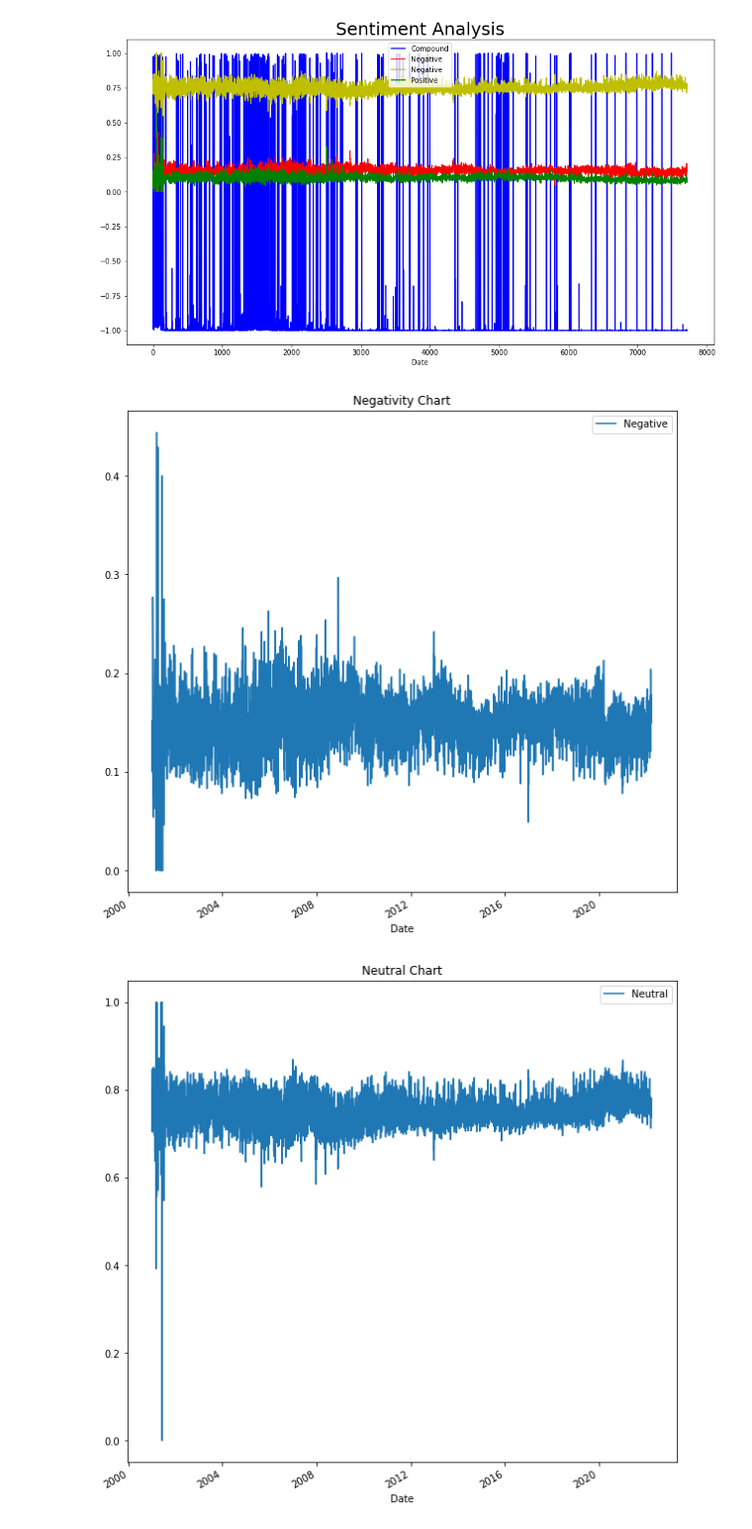
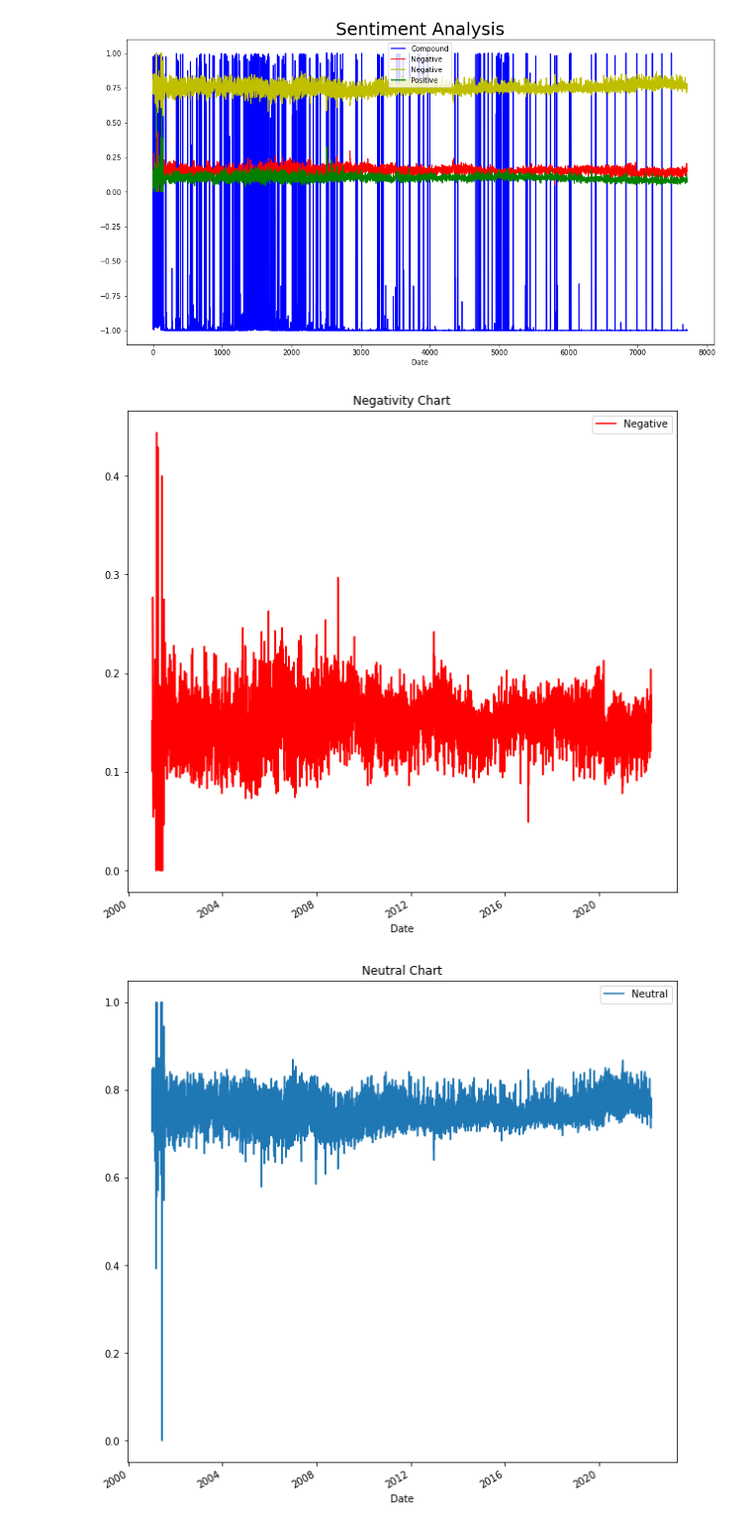
Before and after one commit to chaitsugale/Stock-Market-Prediction-The-Spark-Foundation-, a Jupyter notebook: Stock_Market_Prediction_Using_Numerical_and_Textual_Analysis(The_Spark_Foundation).ipynb, the cells around one changed output. Shown at 99% size. Saved outputs shown, nothing was run; the diff lists cells and outputs as text; code cells hidden in the pictures.

```diff
--- a/Stock_Market_Prediction_Using_Numerical_and_Textual_Analysis(The_Spark_Foundation).ipynb
+++ b/Stock_Market_Prediction_Using_Numerical_and_Textual_Analysis(The_Spark_Foundation).ipynb
@@ -848,10 +848,11 @@ india_news_data.head(25)
 # %%
 
 india_news_data.plot(x='Date',
              y='Negative',
+             color = 'red',
              title='Negativity Chart');
 # %% [output]
-[figure, old version]
+[figure, new version]
 # %%
 
 india_news_data.plot(x='Date',
```
Also changed, not shown: parts of 1 cell of this notebook.
